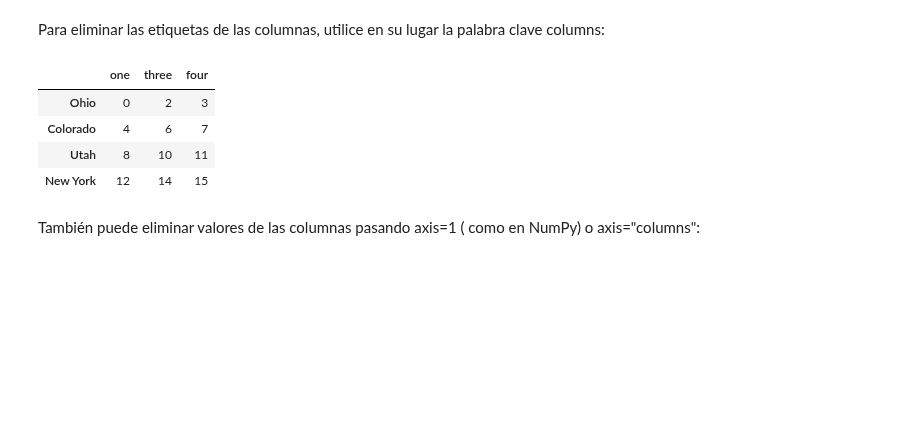
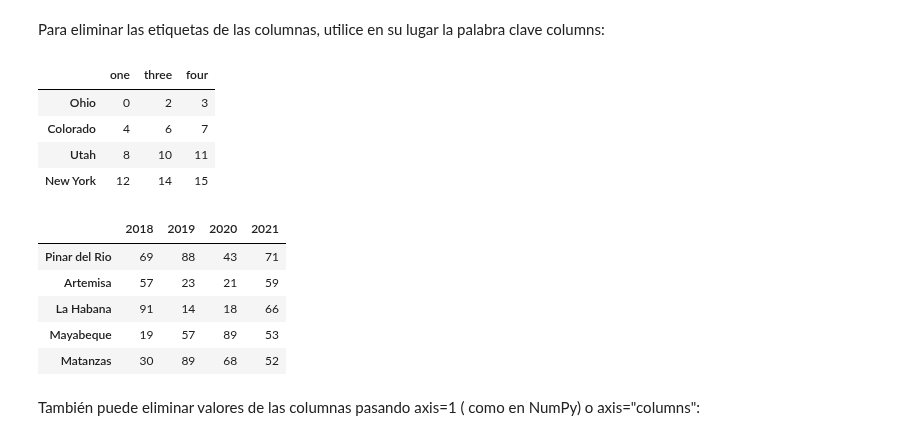
Before and after one commit to mizos0512/RPython, a Jupyter notebook: Notebooks/Clases/Practica35.ipynb, the cells around one changed output. Cells and saved outputs as stored; diff of their text form; code cells hidden in the pictures; blank space fills up the shorter version.

```diff
--- a/Notebooks/Clases/Practica35.ipynb
+++ b/Notebooks/Clases/Practica35.ipynb
@@ -645,6 +871,15 @@ data.drop(columns=["two"])
 | Colorado | 4 | 6 | 7 |
 | Utah | 8 | 10 | 11 |
 | New York | 12 | 14 | 15 |
+# %%
+Mi_dato.drop(columns=["2022"])
+# %% [output]
+|  | 2018 | 2019 | 2020 | 2021 |
+| Pinar del Rio | 69 | 88 | 43 | 71 |
+| Artemisa | 57 | 23 | 21 | 59 |
+| La Habana | 91 | 14 | 18 | 66 |
+| Mayabeque | 19 | 57 | 89 | 53 |
+| Matanzas | 30 | 89 | 68 | 52 |
 # %% [markdown]
 También puede eliminar valores de las columnas pasando axis=1 ( como en NumPy) o axis="columns":
 # %%
```
Also changed, not shown: parts of 40 cells of this notebook.
